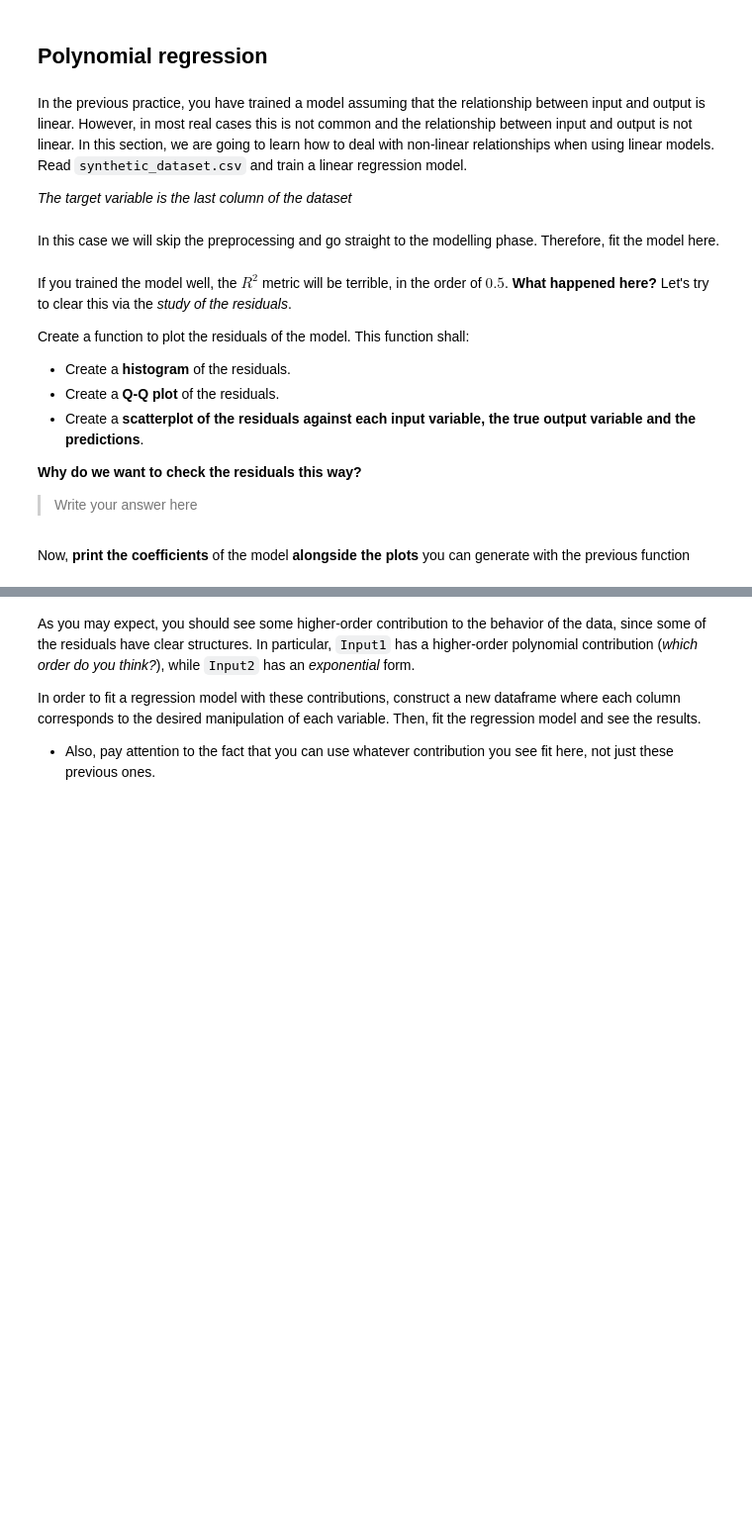
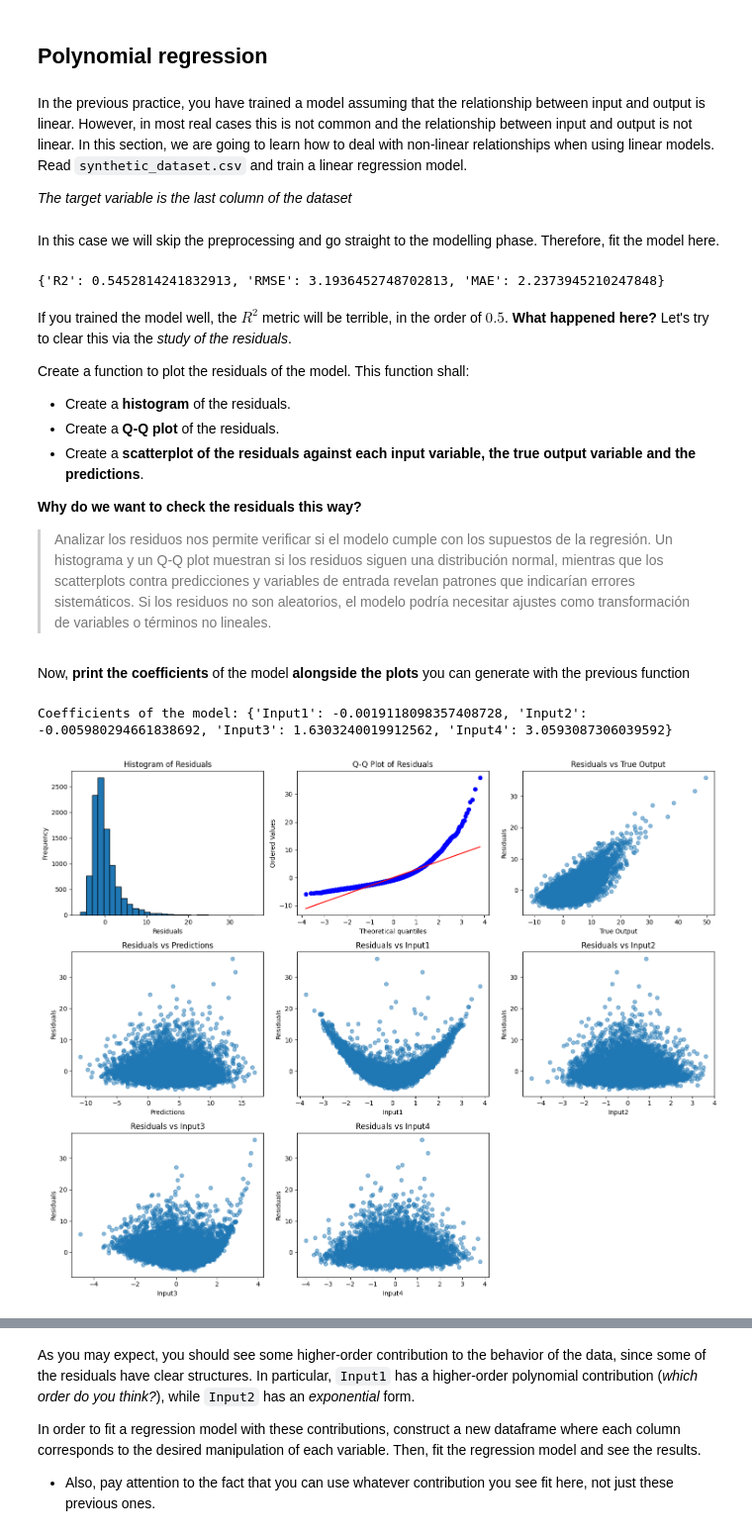
Before and after one commit to ICAI-IMAT-ML/p2-4-yagocastillo126, a Jupyter notebook: notebook/Lab_2_4_LR2.ipynb, the cells around one changed output, grey strips where cells are left out. Shown at 99% size. Cells and saved outputs as stored; diff of their text form; code cells hidden in the pictures; blank space fills up the shorter version.

```diff
--- a/notebook/Lab_2_4_LR2.ipynb
+++ b/notebook/Lab_2_4_LR2.ipynb
@@ -63,17 +65,23 @@ In the previous practice, you have trained a model assuming that the relationshi
 
 *The target variable is the last column of the dataset*
 # %%
-data = pd.read_csv("data/synthetic_dataset.csv")
-
+data_path = os.path.join(project_root, "data", "synthetic_dataset.csv")
+data = pd.read_csv(data_path)
 # TODO: Obtain inputs and output from data
-X = None
-y = None
+X = data.iloc[:, :-1].values
+y = data.iloc[:, -1].values
 # %% [markdown]
 In this case we will skip the preprocessing and go straight to the modelling phase. Therefore, fit the model here.
 # %%
 # TODO: Train linear regression model
+linreg.fit(X, y)
 # %%
 # TODO: Obtain and print the regression performance metrics
+y_pred = linreg.predict(X)
+regression_performance_metrics = evaluate_regression(y, y_pred)
+print(regression_performance_metrics)
+# %% [output]
+{'R2': 0.5452814241832913, 'RMSE': 3.1936452748702813, 'MAE': 2.2373945210247848}
 # %% [markdown]
 If you trained the model well, the $R^2$ metric will be terrible, in the order of $0.5$. **What happened here?** Let's try to clear this via the *study of the residuals*.
 
@@ -84,7 +92,7 @@ Create a function to plot the residuals of the model. This function shall:
 
 **Why do we want to check the residuals this way?**
 
-> Write your answer here
+> Analizar los residuos nos permite verificar si el modelo cumple con los supuestos de la regresión. Un histograma y un Q-Q plot muestran si los residuos siguen una distribución normal, mientras que los scatterplots contra predicciones y variables de entrada revelan patrones que indicarían errores sistemáticos. Si los residuos no son aleatorios, el modelo podría necesitar ajustes como transformación de variables o términos no lineales.
 # %%
 def plot_residuals(data, output_column, prediction_column):
     """
@@ -98,7 +106,7 @@ def plot_residuals(data, output_column, prediction_column):
         prediction_column (str): The name of the prediction column.
     """
     # TODO: Calculate residuals
-    residuals = None
+    residuals = data[output_column] - data[prediction_column]
 
     num_features = len(data.columns) - 2  # Exclude output and prediction columns
 
@@ -116,12 +124,12 @@ def plot_residuals(data, output_column, prediction_column):
 
     # TODO: Plot Q-Q plot of residuals (tip: use stats.probplot from scipy)
     plt.subplot(num_rows, num_cols, 2)
-    stats.probplot(None, None, None)       # Fill the code here
+    stats.probplot(residuals, dist="norm", plot=plt)       # Fill the code here
     plt.title('Q-Q Plot of Residuals')
 
     # TODO: Plot residuals against output variable
     plt.subplot(num_rows, num_cols, 3)
-    plt.scatter(None, None, alpha=0.5)     # Fill the code here
+    plt.scatter(data[output_column], residuals, alpha=0.5)     # Fill the code here
     plt.title('Residuals vs True Output')
     plt.xlabel('True Output')
     plt.ylabel('Residuals')
@@ -137,7 +145,7 @@ def plot_residuals(data, output_column, prediction_column):
     for i, col in enumerate(data.columns):
         if col not in [output_column, prediction_column]:
             plt.subplot(num_rows, num_cols, i + 5)
-            plt.scatter(None, None, alpha=0.5)   # Fill the code here
+            plt.scatter(data[col], residuals, alpha=0.5)   # Fill the code here
             plt.title(f'Residuals vs {col}')
             plt.xlabel(col)
             plt.ylabel('Residuals')
@@ -148,11 +156,14 @@ def plot_residuals(data, output_column, prediction_column):
 Now, **print the coefficients** of the model **alongside the plots** you can generate with the previous function
 # %%
 # TODO:  First, construct a dictionary of the coefficients to print them
-coef_dict = None
+coef_dict = {'Input' + str(i+1): coef for i, coef in enumerate(linreg.coefficients)}
 print(f"Coefficients of the model: {coef_dict}")
 
 # Plot the residuals for the predictions
 data["Predictions"] = linreg.predict(X)
 plot_residuals(data, 'Output', 'Predictions')
+# %% [output]
+Coefficients of the model: {'Input1': -0.0019118098357408728, 'Input2': -0.005980294661838692, 'Input3': 1.6303240019912562, 'Input4': 3.0593087306039592}
+[figure, added]
 # %% [markdown]
 **What are we seeing here? Is there any way to improve the model?**
```
Also changed, not shown: parts of 14 cells of this notebook, 1 other file.
